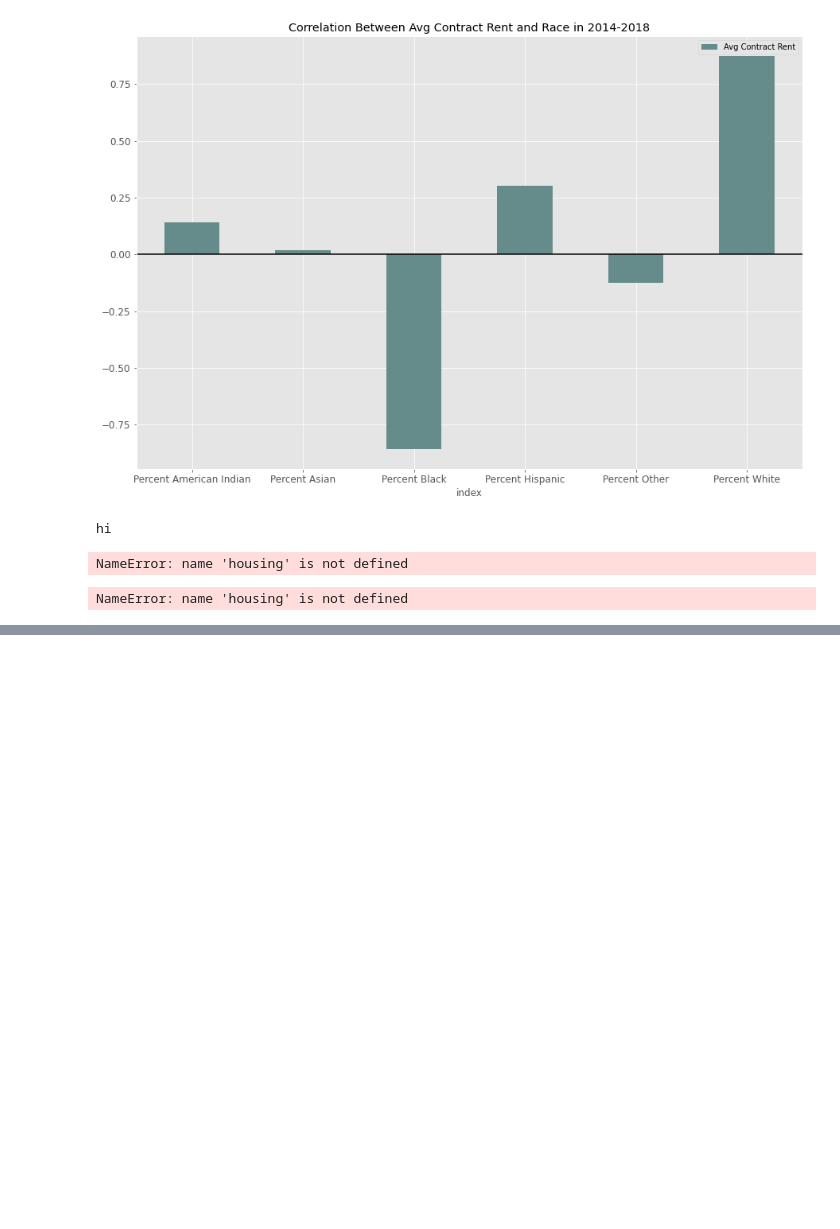
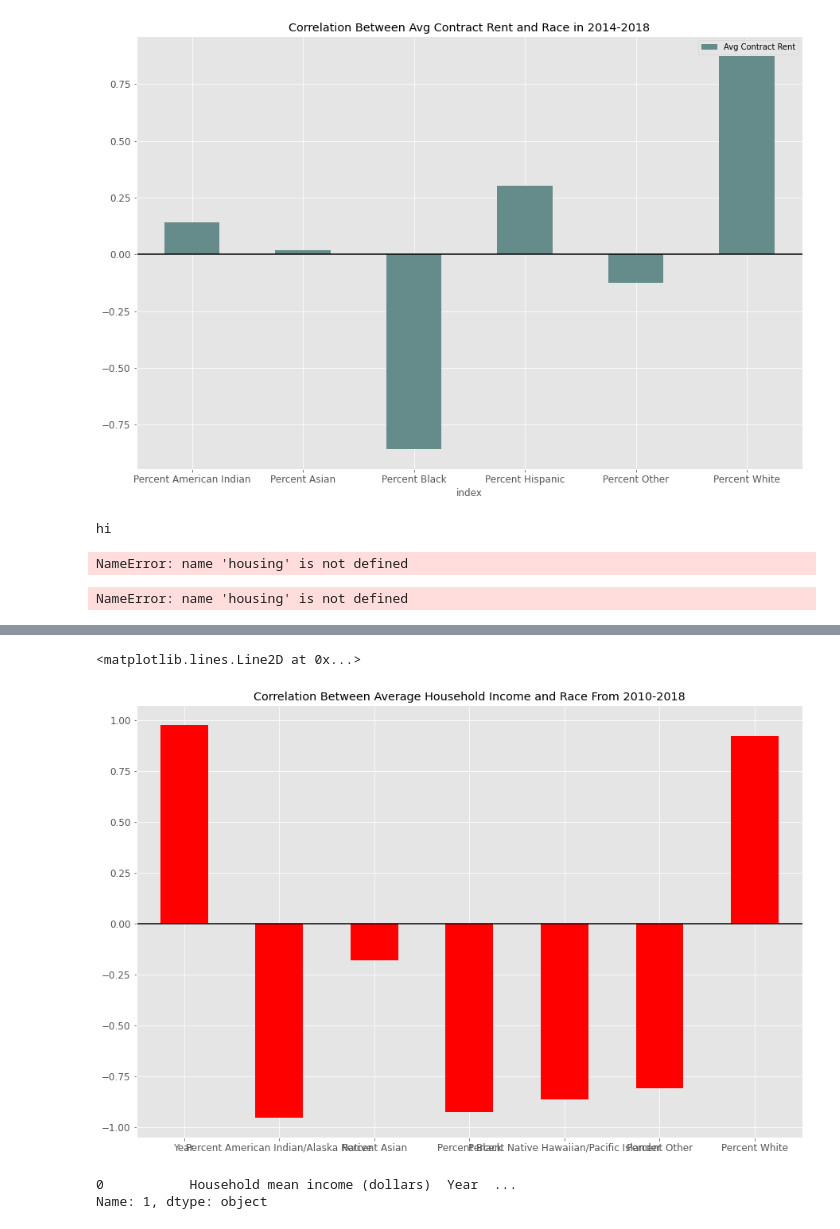
Before and after one commit to leosimanonok/DataScienceFinalTutorial, a Jupyter notebook: Leah.ipynb, the cells around one changed output, grey strips where cells are left out. Saved outputs shown, nothing was run; the diff lists cells and outputs as text; code cells hidden in the pictures; blank space fills up the shorter version.

```diff
--- a/Leah.ipynb
+++ b/Leah.ipynb
@@ -844,0 +839,47 @@ subset_2018.pivot_table(index='Census Tract', values=cols).plot.bar(stacked=True
+# %%
+#Converting to census tract data for income correlation
+
+race_forincome = race_pct.drop('Census Tract', axis=1)
+
+cens_income = pd.read_csv("./Data/cleaned_income_data.csv")
+cens_race = pd.read_csv("./Data/cleaned_race_data.csv")
+cens_income
+
+mean_df = cens_income[['Household mean income (dollars)', 'Year']].dropna()
+median_df = cens_income[['Household median income (dollars)', 'Year']].dropna()
+
+mean_race = mean_df.merge(race_forincome, on='Year').drop_duplicates()
+median_race = median_df.merge(race_forincome, on='Year').drop_duplicates()
+'''
+#turn temp dataframe to pivot table
+pv = periods.pivot_table(index=['yr_range', 'teamID'], values=['win_pct', 'total_payroll'], aggfunc=np.mean)
+
+#turn pivot table to data frame
+periods = pd.DataFrame(pv.to_records())
+periods.columns = ['yr_range', 'teamID', 'Avg Team Payroll', 'Avg Win Pct']
+periods.head()
+'''
+pv = mean_race.pivot_table(index='Year', values=(cols+['Household mean income (dollars)']), aggfunc=np.mean)
+mean_race = pd.DataFrame(pv.to_records())
+#mean_race
+
+#correlation dataset for 2000 and 2014-2018
+#corr_2018 = pd.DataFrame(mean_race.corr()['Household mean income (dollars)']).reset_index()
+#mean_race.groupby('Year').corr()
+#pd.DataFrame(mean_race.corr()['Year']).reset_index()
+#grouped = pd.DataFrame(mean_race.groupby('Year')[mean_race.columns.drop('Year')].aggregate('mean')).groupby('Year')
+plotter = mean_race.corr()['Household mean income (dollars)']
+plotter.drop('Household mean income (dollars)', inplace=True)
+plotter.plot.bar(
+                    title='Correlation Between Average Household Income and Race From 2010-2018',
+                    figsize=(15,10), fontsize='large', rot=0, color='red').axhline(y=0,
+                                                                                        color='black')
+# %% [output]
+<matplotlib.lines.Line2D at 0x...>
+[figure, added]
+# %%
+for y in range(2010,2019):
+    new_df = grouped.get_group(y)
+# %% [output]
+0           Household mean income (dollars)  Year  ...
+Name: 1, dtype: object
```
Also changed, not shown: parts of 7 cells of this notebook.
